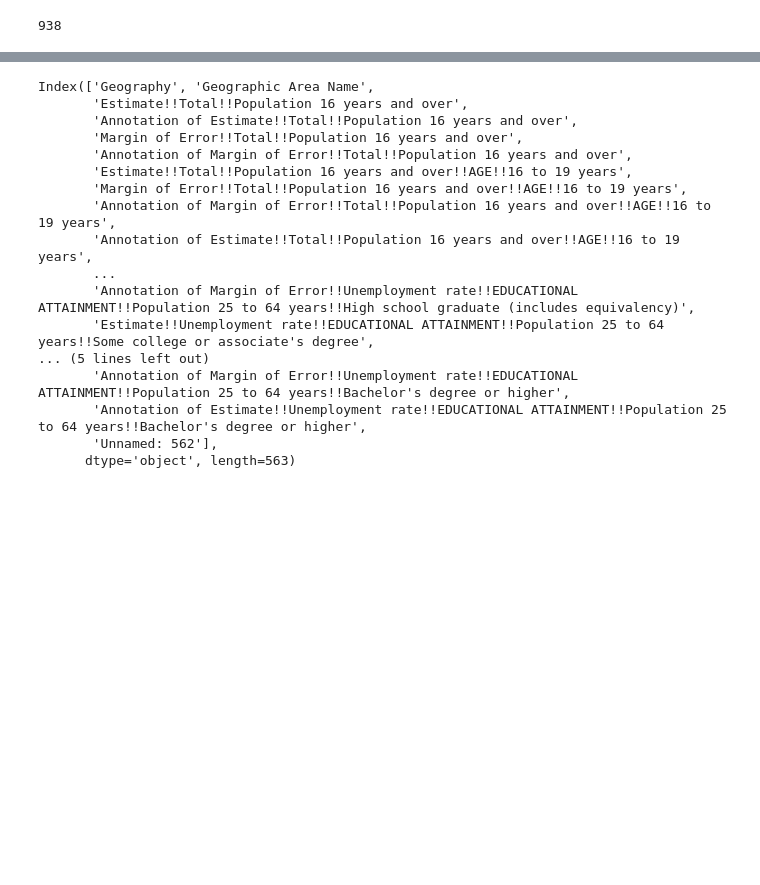
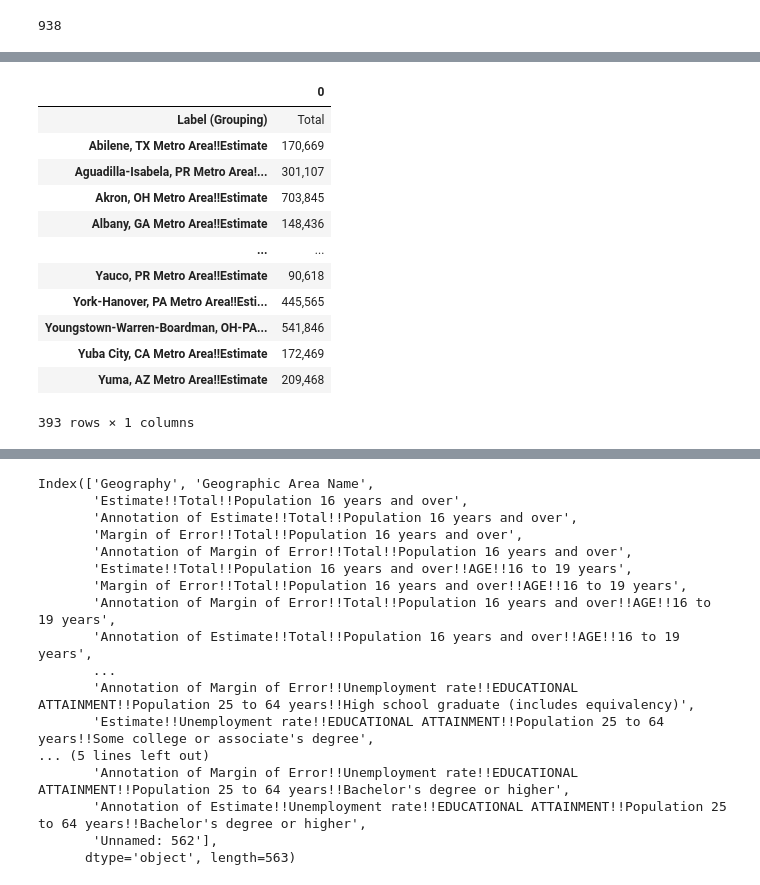
Before and after one commit to narslab/msa-emission-typologies, a Jupyter notebook: bin/jupyter/tidy-acs-unemp.ipynb, the cells around one changed output, grey strips where cells are left out. Drawn from its saved outputs; the diff is of its cells as text; code cells hidden in the pictures; blank space fills up the shorter version.

```diff
--- a/bin/jupyter/tidy-acs-unemp.ipynb
+++ b/bin/jupyter/tidy-acs-unemp.ipynb
@@ -4,7 +4,8 @@ import numpy as np
 import matplotlib.pyplot as plt
 # %%
 ### Data input
-pop_df = pd.read_csv('../../data/raw/ACSST5Y2019.S2301-Data.csv', skiprows = 1) # population and employment rate
+pop_df = pd.read_csv('../../data/raw/ACSST5Y2019.S2301-Data.csv', skiprows = 1) # population and employment rat
+total_pop_df = pd.read_csv('../../data/raw/ACSDT5Y2019.B01003-2023-08-07T150509.csv') # population and employment rat
 # %%
 pop_df
 # %% [output]
@@ -27,0 +55,19 @@ len(pop_df)
+# %%
+filtered_cols_pop = [col for col in total_pop_df.columns if 'Margin of Error' not in col]
+total_pop_df = total_pop_df.filter(filtered_cols_pop)
+total_pop_df = total_pop_df.transpose()
+total_pop_df
+# %% [output]
+|  | 0 |
+| Label (Grouping) | Total |
+| Abilene, TX Metro Area!!Estimate | 170,669 |
+| Aguadilla-Isabela, PR Metro Area!... | 301,107 |
+| Akron, OH Metro Area!!Estimate | 703,845 |
+| Albany, GA Metro Area!!Estimate | 148,436 |
+| ... | ... |
+| Yauco, PR Metro Area!!Estimate | 90,618 |
+| York-Hanover, PA Metro Area!!Esti... | 445,565 |
+| Youngstown-Warren-Boardman, OH-PA... | 541,846 |
+| Yuba City, CA Metro Area!!Estimate | 172,469 |
+| Yuma, AZ Metro Area!!Estimate | 209,468 |
+393 rows × 1 columns
```
Also changed, not shown: parts of 7 cells of this notebook, 18 other files.
